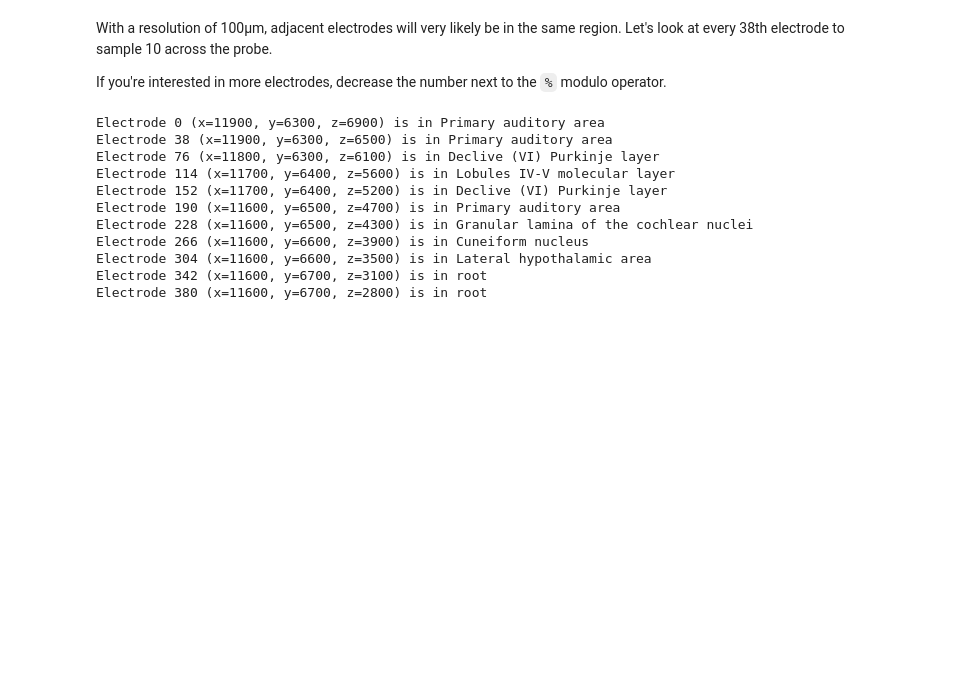
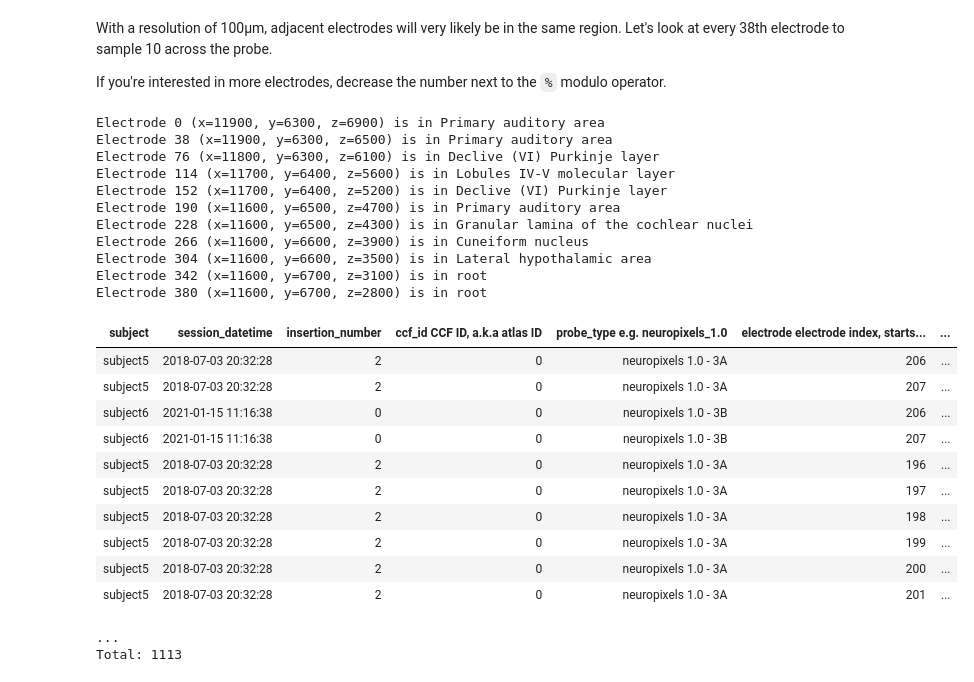
Before and after one commit to datajoint/workflow-array-ephys, a Jupyter notebook: notebooks/08-electrode-localization.ipynb, the cells around one changed output. Cells and saved outputs as stored; diff of their text form; code cells hidden in the pictures; blank space fills up the shorter version.

```diff
--- a/notebooks/08-electrode-localization.ipynb
+++ b/notebooks/08-electrode-localization.ipynb
@@ -139,3 +139,19 @@ Electrode 266 (x=11600, y=6600, z=3900) is in Cuneiform nucleus
 Electrode 304 (x=11600, y=6600, z=3500) is in Lateral hypothalamic area
 Electrode 342 (x=11600, y=6700, z=3100) is in root
 Electrode 380 (x=11600, y=6700, z=2800) is in root
+# %%
+eloc.ElectrodePosition.Electrode()
+# %% [output]
+| subject | session_datetime | insertion_number | ccf_id CCF ID, a.k.a atlas ID | probe_type e.g. neuropixels_1.0 | electrode electrode index, starts... | ... |
+| subject5 | 2018-07-03 20:32:28 | 2 | 0 | neuropixels 1.0 - 3A | 206 | ... |
+| subject5 | 2018-07-03 20:32:28 | 2 | 0 | neuropixels 1.0 - 3A | 207 | ... |
+| subject6 | 2021-01-15 11:16:38 | 0 | 0 | neuropixels 1.0 - 3B | 206 | ... |
+| subject6 | 2021-01-15 11:16:38 | 0 | 0 | neuropixels 1.0 - 3B | 207 | ... |
+| subject5 | 2018-07-03 20:32:28 | 2 | 0 | neuropixels 1.0 - 3A | 196 | ... |
+| subject5 | 2018-07-03 20:32:28 | 2 | 0 | neuropixels 1.0 - 3A | 197 | ... |
+| subject5 | 2018-07-03 20:32:28 | 2 | 0 | neuropixels 1.0 - 3A | 198 | ... |
+| subject5 | 2018-07-03 20:32:28 | 2 | 0 | neuropixels 1.0 - 3A | 199 | ... |
+| subject5 | 2018-07-03 20:32:28 | 2 | 0 | neuropixels 1.0 - 3A | 200 | ... |
+| subject5 | 2018-07-03 20:32:28 | 2 | 0 | neuropixels 1.0 - 3A | 201 | ... |
+...
+Total: 1113
```
Also changed, not shown: 5 other files.
